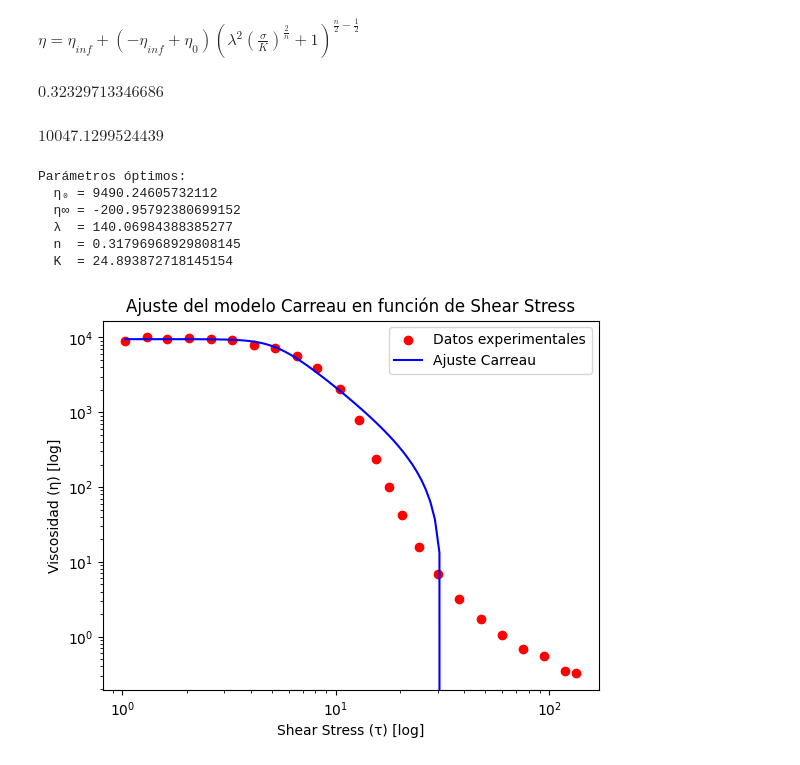
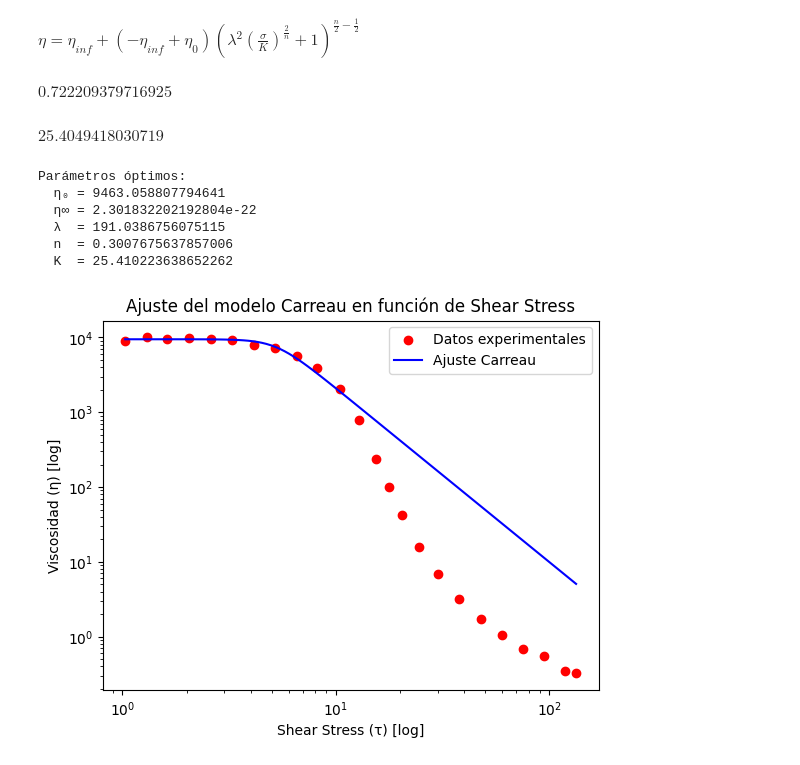
Before and after one commit to rclUPC/AdvancedFluidMechanics, a Jupyter notebook: 2-Rheology/Assignment2.ipynb, the cells around one changed output. Drawn from its saved outputs; the diff is of its cells as text; code cells hidden in the pictures.

```diff
--- a/2-Rheology/Assignment2.ipynb
+++ b/2-Rheology/Assignment2.ipynb
@@ -160,47 +161,53 @@ $\displaystyle \gamma = \left(\frac{\sigma}{K}\right)^{\frac{1}{n}}$
 $\displaystyle \eta = \eta_{inf} + \left(- \eta_{inf} + \eta_{0}\right) \left(\lambda^{2} \left(\frac{\sigma}{K}\right)^{\frac{2}{n}} + 1\right)^{\frac{n}{2} - \frac{1}{2}}$
 # %%
 import scipy.optimize as opt
+n1 = float(nVal[0])
+k1 = float(KVal[0])
+display(n1)
+display(k1)
 
-def carreau_viscosity(tau, eta0, etainf, lambda_, n, K):
-    gamma_dot = (tau / K) ** (1 / n)  # Convertir shear stress a shear rate
-    eta_tau = etainf + (eta0 - etainf) * (1 + (lambda_ * gamma_dot)**2)**((n - 1) / 2)
-    return eta_tau
+
+def carreau_viscosity(tau, eta0, etainf, lambda_, n,k):
+  eta_tau = etainf + (eta0-etainf)*(1+lambda_**2*(tau/k)**(2/n))**((n-1)/2)
+  return eta_tau
 
 etaexp = DataFrame['y'].to_numpy()
 tauexp = DataFrame['x'].to_numpy()
+p0 = [max(etaexp),min(etaexp),20,float(nVal[0]),float(KVal[0])]
 
-display(min(etaexp))
-display(max(etaexp))
-p0 = [max(etaexp),min(etaexp),70.126,float(nVal[0]),float(KVal[0])]
+bounds = (
+    [1e-3, 0, 0, 0, 0],  # Valores mínimos para cada parámetro
+    [np.inf, 1, np.inf, 1, np.inf]  # Valores máximos razonables
+)
 
-popt, pcov = opt.curve_fit(carreau_viscosity, tauexp, etaexp, p0, maxfev=10000)
+popt, pcov = opt.curve_fit(carreau_viscosity, tauexp, etaexp, p0, bounds = bounds, maxfev=10000)
 eta0_fit, etainf_fit, lambda_fit, n_fit, K_fit = popt
 print(f"Parámetros óptimos:")
 print(f"  η₀ = {eta0_fit}")
 print(f"  η∞ = {etainf_fit}")
 print(f"  λ  = {lambda_fit}")
 print(f"  n  = {n_fit}")
 print(f"  K  = {K_fit}")
 
 tau_fit = np.logspace(np.log10(min(tauexp)), np.log10(max(tauexp)), 100)
 eta_fit = carreau_viscosity(tau_fit, *popt)
 
 plt.scatter(tauexp, etaexp, label="Datos experimentales", color="red")
 plt.plot(tau_fit, eta_fit, label="Ajuste Carreau", color="blue")
 plt.xscale("log")
 plt.yscale("log")
 plt.xlabel("Shear Stress (τ) [log]")
 plt.ylabel("Viscosidad (η) [log]")
 plt.legend()
 plt.title("Ajuste del modelo Carreau en función de Shear Stress")
 plt.show()
 # %% [output]
-$\displaystyle 0.32329713346686$
+$\displaystyle 0.722209379716925$
-$\displaystyle 10047.1299524439$
+$\displaystyle 25.4049418030719$
 Parámetros óptimos:
-  η₀ = 9490.24605732112
-  η∞ = -200.95792380699152
-  λ  = 140.06984388385277
-  n  = 0.31796968929808145
-  K  = 24.893872718145154
+  η₀ = 9463.058807794641
+  η∞ = 2.301832202192804e-22
+  λ  = 191.0386756075115
+  n  = 0.3007675637857006
+  K  = 25.410223638652262
-[figure, old version]
+[figure, new version]
```
Also changed, not shown: parts of 1 cell of this notebook.
